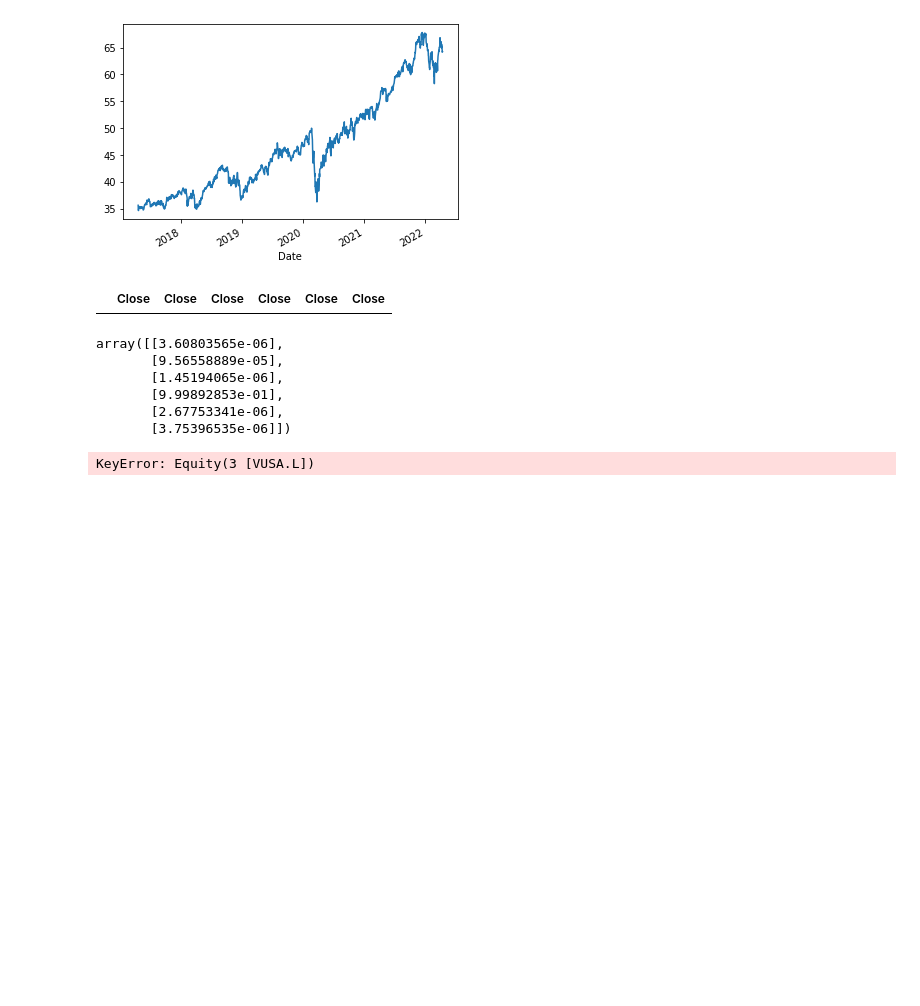
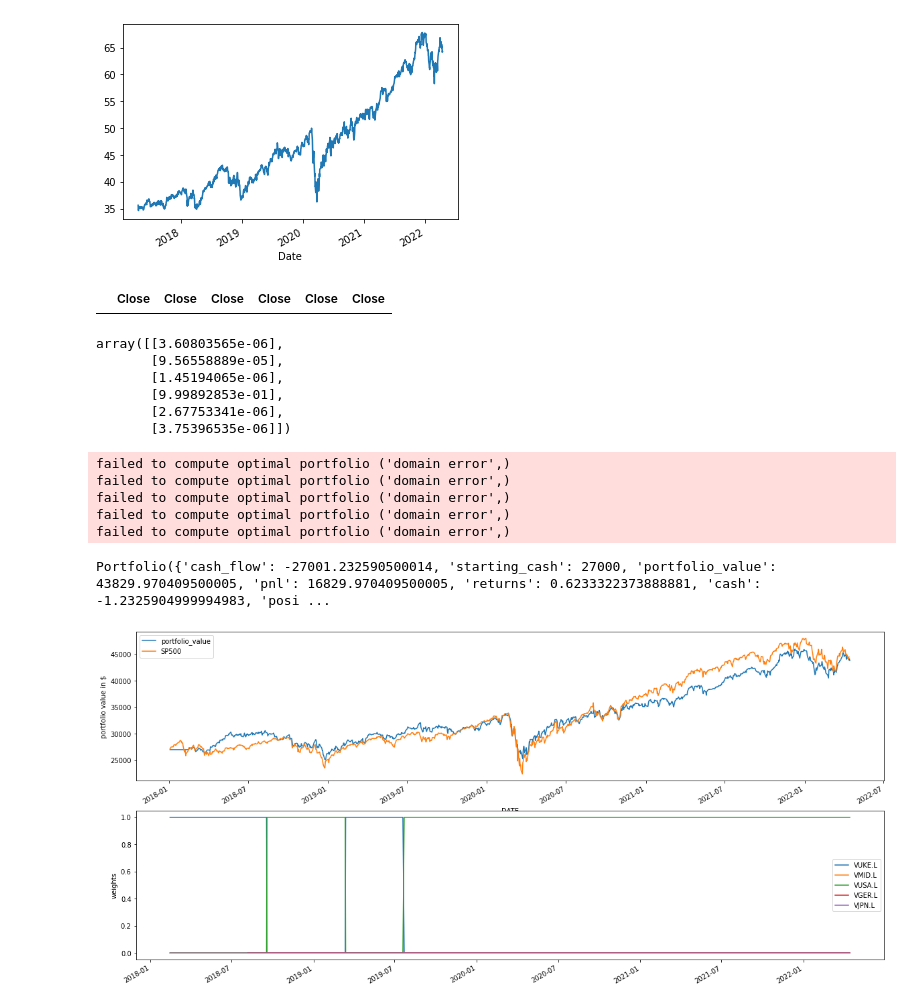
Before and after one commit to rorymcstay/investment-analysis, a Jupyter notebook: MarkowitzOptiization.ipynb, the cells around one changed output. Cells and saved outputs as stored; diff of their text form; code cells hidden in the pictures; blank space fills up the shorter version.

```diff
--- a/MarkowitzOptiization.ipynb
+++ b/MarkowitzOptiization.ipynb
@@ -97,10 +97,10 @@ returns = pd.DataFrame(list(map(
             vwrl['Close'],
         ]
     )), columns=['vger', 'vuke', 'vmid', 'vusa', 'vjpn', 'vwrl']).T.dropna()
-# %%
-returns
-# %% [output]
-|  | Close | Close | Close | Close | Close | Close |
+# %%
+returns
+# %% [output]
+|  | Close | Close | Close | Close | Close | Close |
 # %%
 weights, _, _ = computation.optimal_portfolio(returns.T)
 weights
@@ -142,24 +142,30 @@ sp500 = web.DataReader('SP500', 'fred', start, end).SP500
 # %%
 
 
-start = pd.Timestamp('2021-04-18')
-end = pd.Timestamp('2022-04-18')
+start = pd.Timestamp('2018-01-01')
+end = pd.Timestamp('2022-04-15')
 
 sp500 = web.DataReader('SP500', 'fred', start, end).SP500
 benchmark_returns = sp500.pct_change()
 
 
 perf: pd.DataFrame = run_algorithm(
     start=start.tz_localize('UTC'),
     end=end.tz_localize('UTC'),
     initialize=strategy.initialize,
     handle_data=strategy.handle_data,
     benchmark_returns=benchmark_returns,
     analyze=analyze,
     capital_base=27000,
     bundle='yahoo-finance-universe',
     data_frequency='daily'
 )
 perf.to_csv('./backtest.pickle')
 # %% [output]
-KeyError: Equity(3 [VUSA.L])
+failed to compute optimal portfolio ('domain error',)
+failed to compute optimal portfolio ('domain error',)
+failed to compute optimal portfolio ('domain error',)
+failed to compute optimal portfolio ('domain error',)
+failed to compute optimal portfolio ('domain error',)
+Portfolio({'cash_flow': -27001.232590500014, 'starting_cash': 27000, 'portfolio_value': 43829.970409500005, 'pnl': 16829.970409500005, 'returns': 0.6233322373888881, 'cash': -1.2325904999994983, 'posi ...
+[figure, added]
```
Also changed, not shown: 2 other files.
